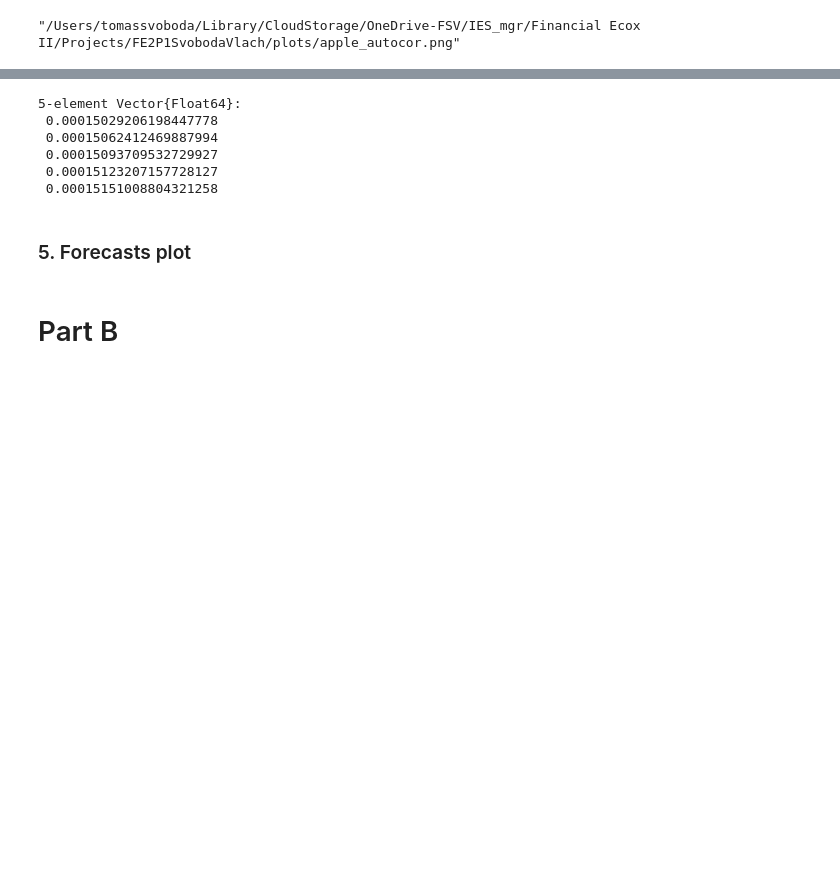
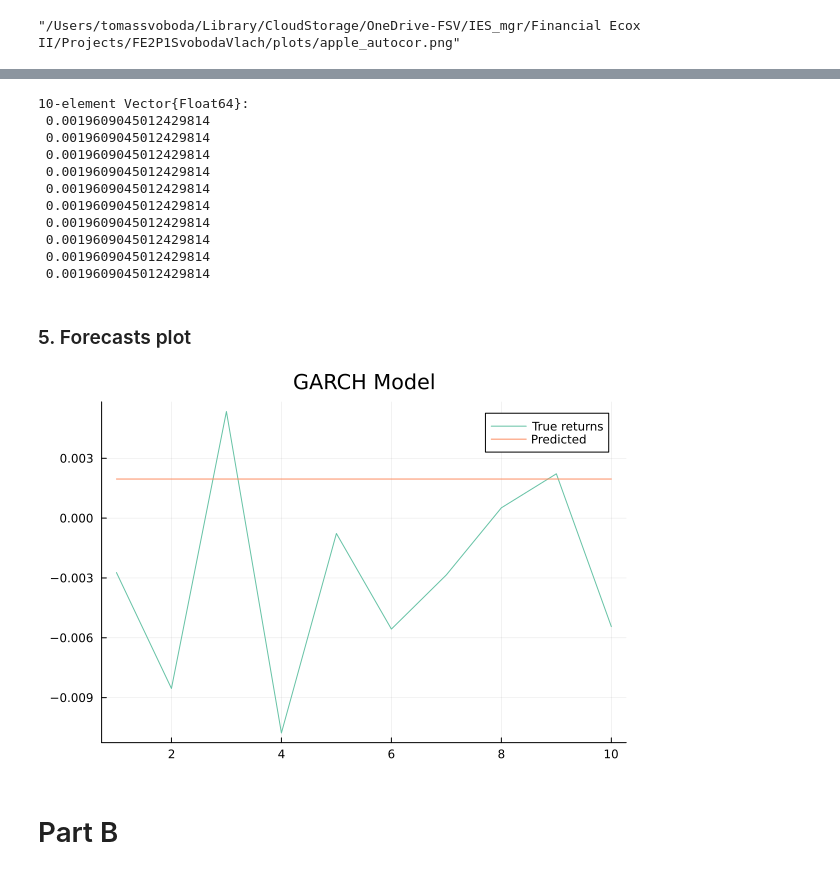
Before and after one commit to Tukan22/FE2P1SvobodaVlach, a Jupyter notebook: notebooks/project1.ipynb, the cells around one changed output, grey strips where cells are left out. Cells and saved outputs as stored; diff of their text form; code cells hidden in the pictures; blank space fills up the shorter version.

```diff
--- a/notebooks/project1.ipynb
+++ b/notebooks/project1.ipynb
@@ -143,17 +143,24 @@ Volatility parameters:
 ──────────────────────────────────────────────
 # %%
-garch_pred = predict.(garch_fit, :variance, 1:5)
+garch_pred = predict.(garch_fit, :return, 1:pred_length)
 # %% [output]
-5-element Vector{Float64}:
- 0.00015029206198447778
- 0.00015062412469887994
- 0.00015093709532729927
- 0.00015123207157728127
- 0.00015151008804321258
+10-element Vector{Float64}:
+ 0.0019609045012429814
+ 0.0019609045012429814
+ 0.0019609045012429814
+ 0.0019609045012429814
+ 0.0019609045012429814
+ 0.0019609045012429814
+ 0.0019609045012429814
+ 0.0019609045012429814
+ 0.0019609045012429814
+ 0.0019609045012429814
 # %% [markdown]
 ### 5. Forecasts plot
 # %%
-#p1 = plot(ret_apple.returns, lab="True returns", leg=:topright, title="GARCH Model, Err: $(mean(abs2, ret_apple.returns - garch_pred))", palette=:Set2_3)
-#p1 = plot!(garch_pred, lab="Predicted")
+p1 = plot(test_apple.returns, lab="True returns", leg=:topright, title="GARCH Model", palette=:Set2_3)
+p1 = plot!(garch_pred, lab="Predicted")
+# %% [output]
+[figure, added]
 # %% [markdown]
 # Part B
```
Also changed, not shown: parts of 3 cells of this notebook.
